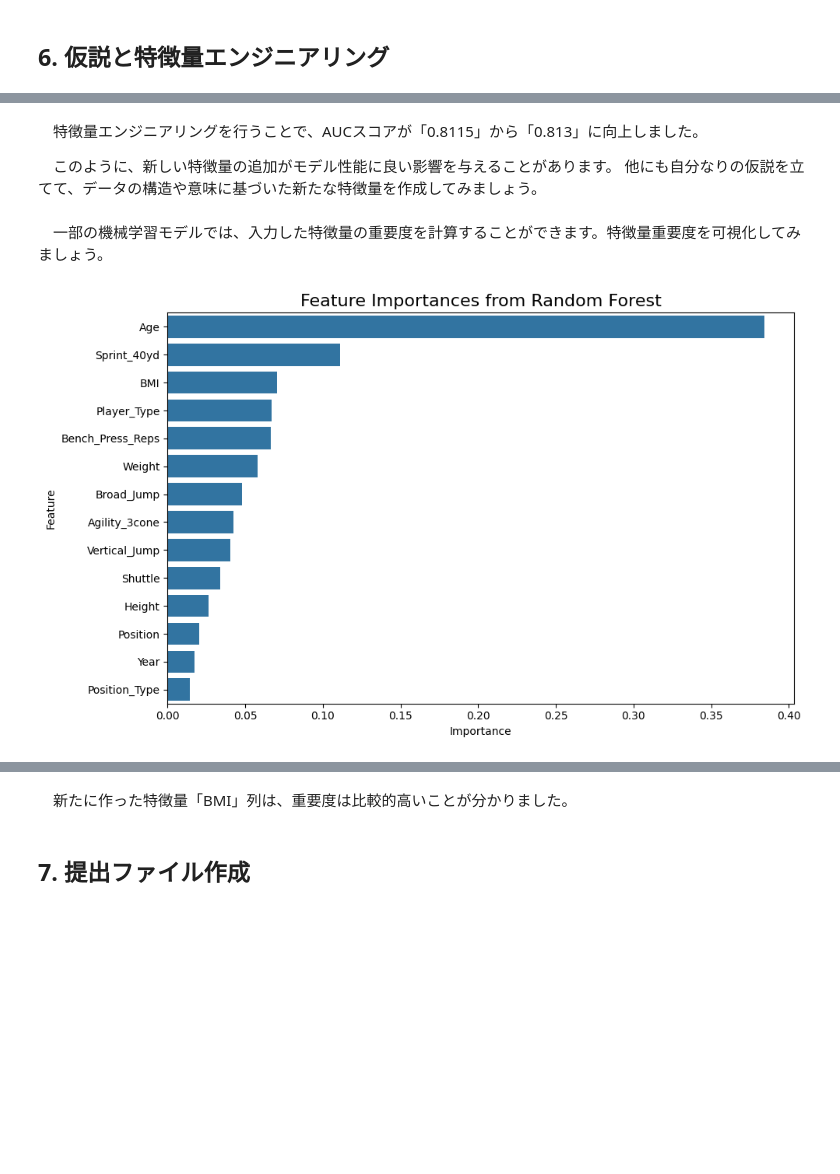
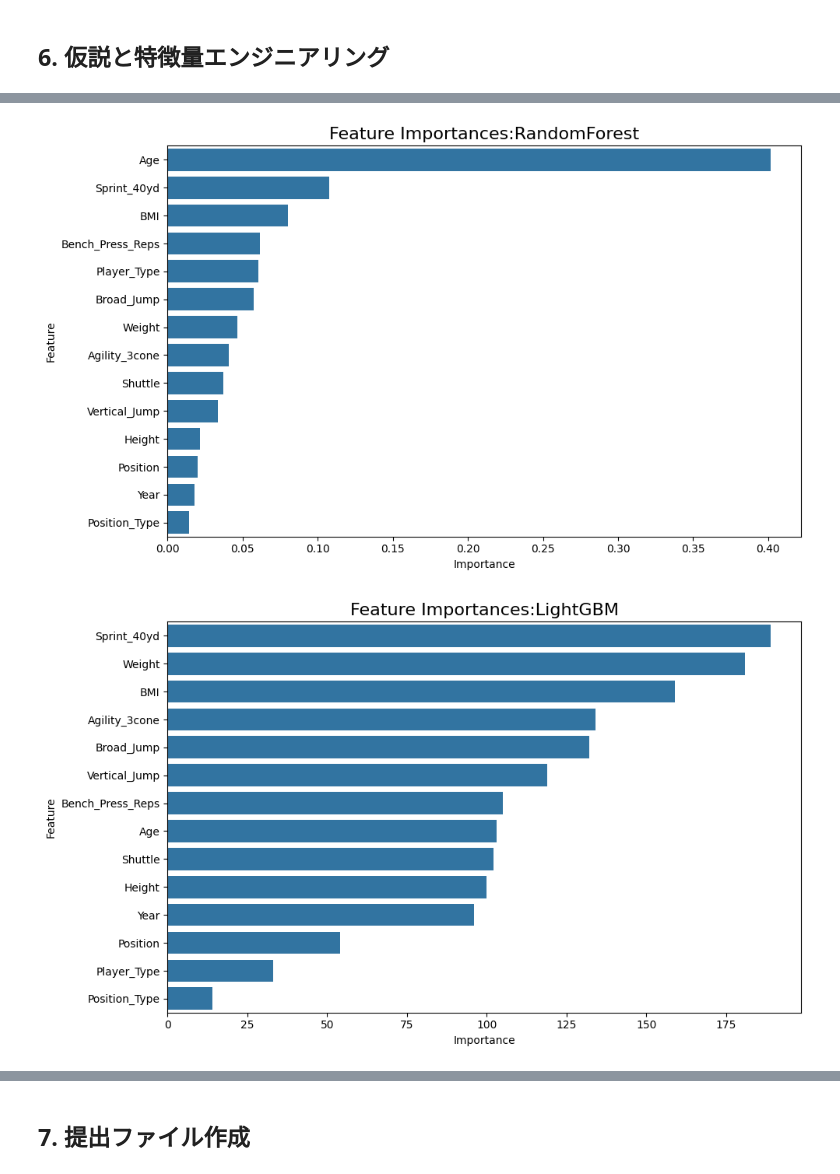
Before and after one commit to yamatai-wizard/GCI_Competition2, a Jupyter notebook: NFL_Draft_Prediction.ipynb, the cells around one changed output, grey strips where cells are left out. Cells and saved outputs as stored; diff of their text form; code cells hidden in the pictures; blank space fills up the shorter version.

```diff
--- a/NFL_Draft_Prediction.ipynb
+++ b/NFL_Draft_Prediction.ipynb
@@ -214,0 +198,15 @@ plt.show()
+# %%
+numeric_cols = train.select_dtypes(include='number').columns
+
+fig, axes = plt.subplots(4,3,figsize=(15,15))
+axes = axes.ravel()
+
+for i, col in enumerate(numeric_cols):
+    if col in ['Id','Drafted']:
+        continue
+    train_dropna = train.dropna(subset=[col])
+    sns.histplot(data=train_dropna, x=col, bins=30, hue='Drafted',kde=True,ax=axes[i],palette={0: 'pink', 1: 'skyblue'})
+    axes[i].set_title(col)
+
+plt.tight_layout()
+plt.show()
@@ -261,6 +236,6 @@ plt.show()
 # %%
 # カテゴリデータを抽出
-categorical_cols = train.select_dtypes(include=['object', 'category']).columns
+categorical_cols = train.select_dtypes(include='object').columns
 
 # 各列の水準数を取得
 levels_count = {col: train[col].nunique() for col in categorical_cols}
@@ -552,24 +517,17 @@ Average Validation AUC: 0.813
-# %% [markdown]
-　特徴量エンジニアリングを行うことで、AUCスコアが「0.8115」から「0.813」に向上しました。
-
-　このように、新しい特徴量の追加がモデル性能に良い影響を与えることがあります。
-他にも自分なりの仮説を立てて、データの構造や意味に基づいた新たな特徴量を作成してみましょう。
-# %% [markdown]
-　一部の機械学習モデルでは、入力した特徴量の重要度を計算することができます。特徴量重要度を可視化してみましょう。
 # %%
-# 特徴量とその重要度をDataFrameにまとめる
-feature_importances = pd.DataFrame({
-    'Feature': X.columns,
-    'Importance': model.feature_importances_
-}).sort_values(by='Importance', ascending=False)
+for model_name, model in models.items():
+    feature_importances = pd.DataFrame({
+        'Feature': X.columns,
+        'Importance': model.feature_importances_
+    }).sort_values(by='Importance', ascending=False)
 
-# 可視化
-plt.figure(figsize=(10, 6))
-sns.barplot(data=feature_importances, x='Importance', y='Feature')
-plt.title('Feature Importances from Random Forest', fontsize=16)
-plt.xlabel('Importance')
-plt.ylabel('Feature')
-plt.tight_layout()
-plt.show()
+    plt.figure(figsize=(10, 6))
+    sns.barplot(data=feature_importances, x='Importance', y='Feature')
+    plt.title(f'Feature Importances:{model_name}', fontsize=16)
+    plt.xlabel('Importance')
+    plt.ylabel('Feature')
+    plt.tight_layout()
+    plt.show()
 # %% [output]
-[figure, old version]
+[figure, new version]
+[figure, added]
@@ -576,5 +535,3 @@ plt.show()
-# %% [markdown]
-　新たに作った特徴量「BMI」列は、重要度は比較的高いことが分かりました。
 # %% [markdown]
 ## 7. 提出ファイル作成
 # %%
```
Also changed, not shown: parts of 56 cells of this notebook.
